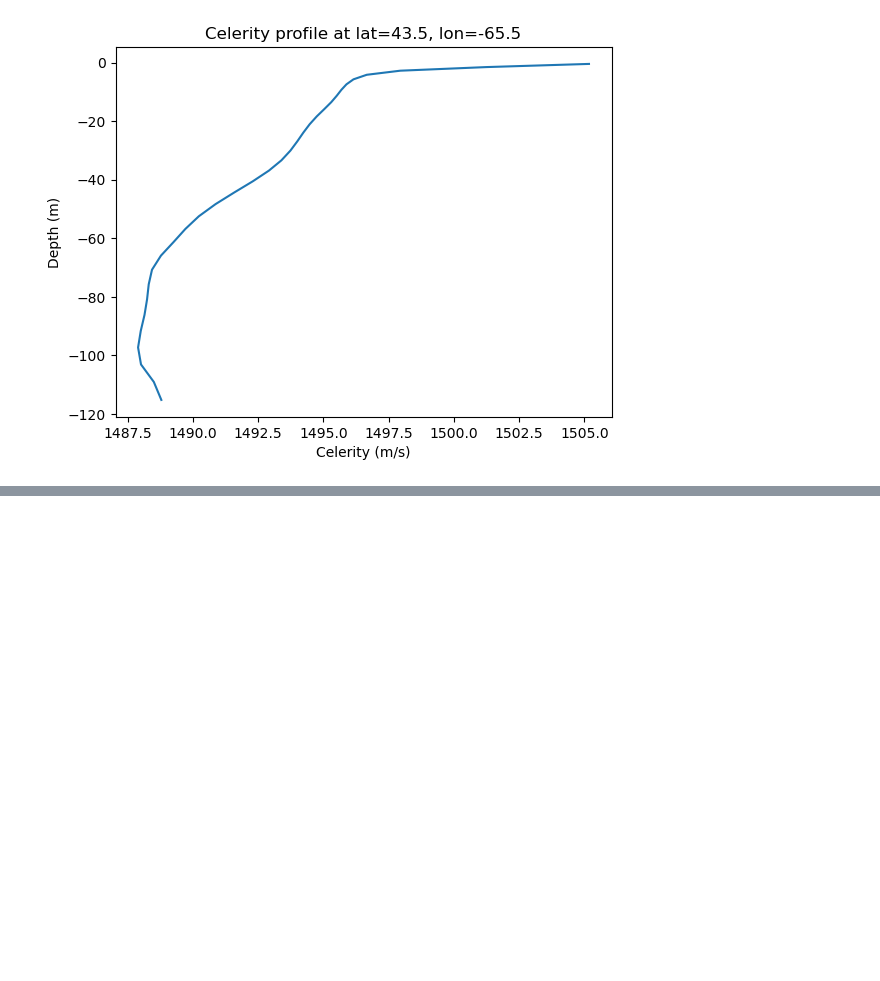
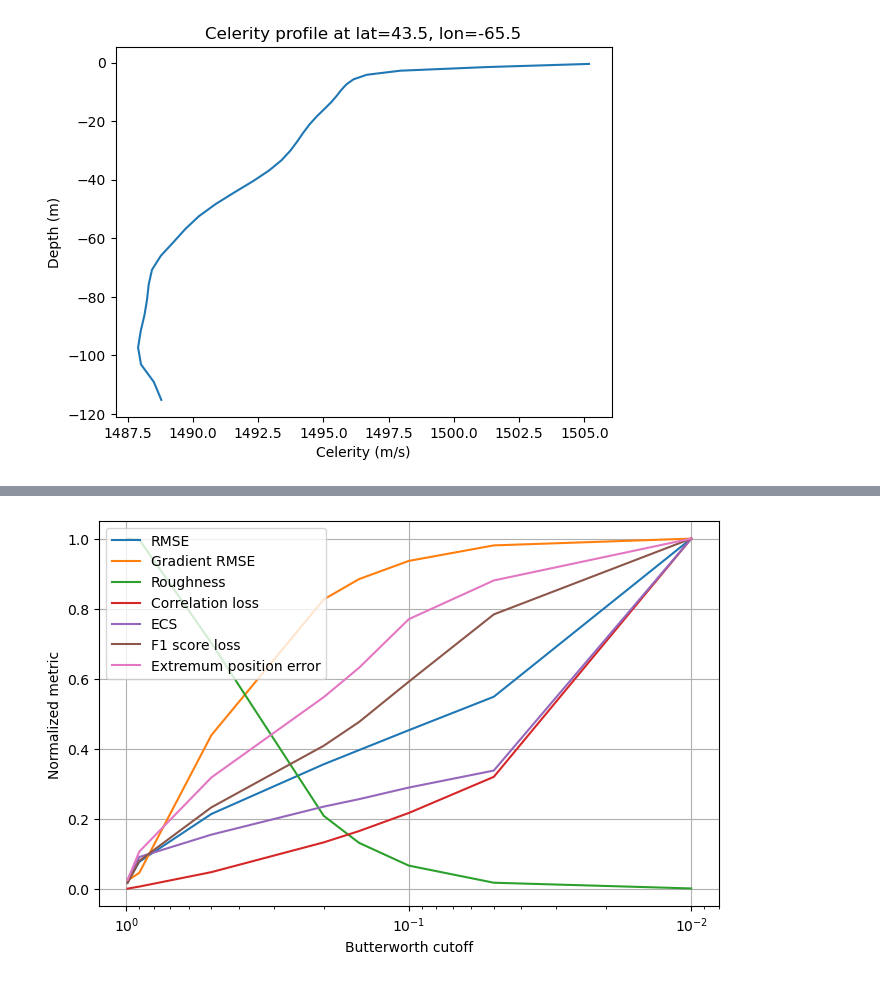
Before and after one commit to CIA-Oceanix/FASCINATION, a Jupyter notebook: notebooks/dev/data.ipynb, the cells around one changed output, grey strips where cells are left out. Saved outputs shown, nothing was run; the diff lists cells and outputs as text; code cells hidden in the pictures; blank space fills up the shorter version.

```diff
--- a/notebooks/dev/data.ipynb
+++ b/notebooks/dev/data.ipynb
@@ -461,0 +566,7 @@ plt.show()
+# %%
+with open(dm_base_path, "rb") as f:
+    dm_base = pickle.load(f)
+
+depth_array_base = dm_base.train_ds.input.z
+train_base_da = dm_base.train_ds.input
+train_base_da = unorm_ssp_arr_3D(train_base_da, train_base_da.attrs['norm_stats'])
@@ -461,0 +582,3 @@ plt.show()
+# %%
+rmse = np.sqrt(((train_base_da - train_filtred_z_uniform_da) ** 2).mean())
+print(f"RMSE between the base and filtered datasets: {rmse.values:.4f}")
@@ -461,0 +880,22 @@ plt.show()
+# %%
+import matplotlib.pyplot as plt
+
+plt.figure(figsize=(8,5))
+
+plt.semilogx(df["cutoff"], df["rmse"] / df["rmse"].max(), label="RMSE")
+plt.semilogx(df["cutoff"], df["rmse_grad"] / df["rmse_grad"].max(), label="Gradient RMSE")
+plt.semilogx(df["cutoff"], df["roughness_l1"] / df["roughness_l1"].max(), label="Roughness")
+plt.semilogx(df["cutoff"], df["corr_loss"] / df["corr_loss"].max(), label="Correlation loss")
+plt.semilogx(df["cutoff"], df["ecs"] / df["ecs"].max(), label="ECS")
+plt.semilogx(df["cutoff"], df["f1_score_loss"] / df["f1_score_loss"].max(), label="F1 score loss")
+plt.semilogx(df["cutoff"], df["extremum_position_error"] / df["extremum_position_error"].max(), label="Extremum position error")
+
+plt.gca().invert_xaxis()
+plt.xlabel("Butterworth cutoff")
+plt.ylabel("Normalized metric")
+plt.legend()
+plt.grid(True)
+
+plt.show()
+# %% [output]
+[figure, added]
```
Also changed, not shown: parts of 27 cells of this notebook, 24 other files.
